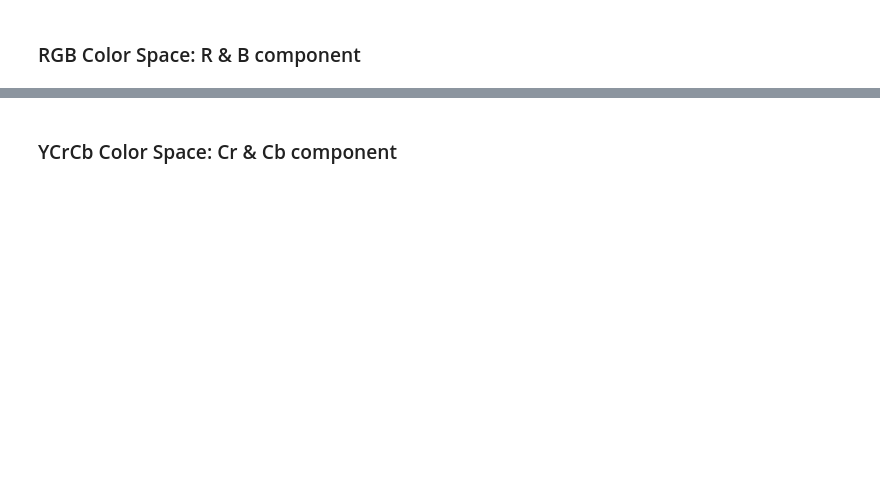
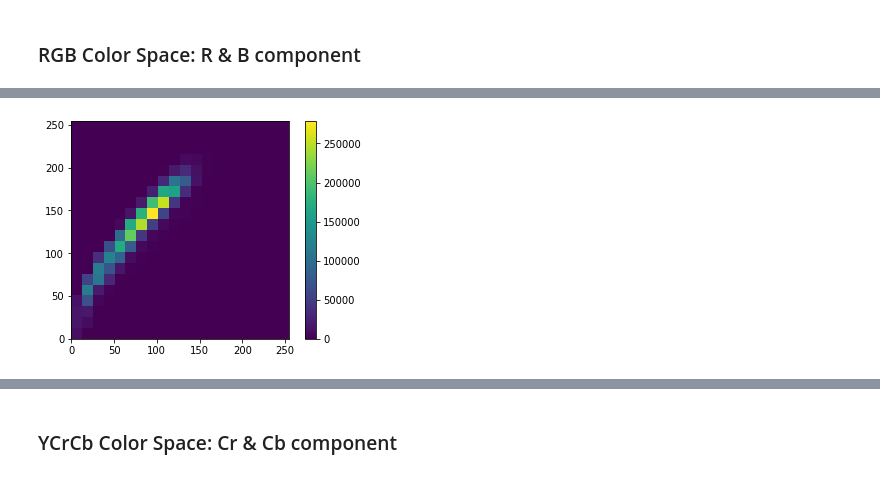
Before and after one commit to uridr/Finger-Detection, a Jupyter notebook: preprocessing/skin_color_histogram.ipynb, the cells around one changed output, grey strips where cells are left out. Cells and saved outputs as stored; diff of their text form; code cells hidden in the pictures; blank space fills up the shorter version.

```diff
--- a/preprocessing/skin_color_characterization_yuye.ipynb
+++ b/preprocessing/skin_color_histogram.ipynb
@@ -93,0 +115,4 @@ hist = histogram2DCharacterization(images, [0,2], 0, 255, 10)
+# %%
+hist_skin = histogram2DCharacterization(skin_images, [0,2], 0, 254, 20) #remove white component (255)
+# %% [output]
+[figure, added]
```
Also changed, not shown: parts of 13 cells of this notebook, 1 other file.
